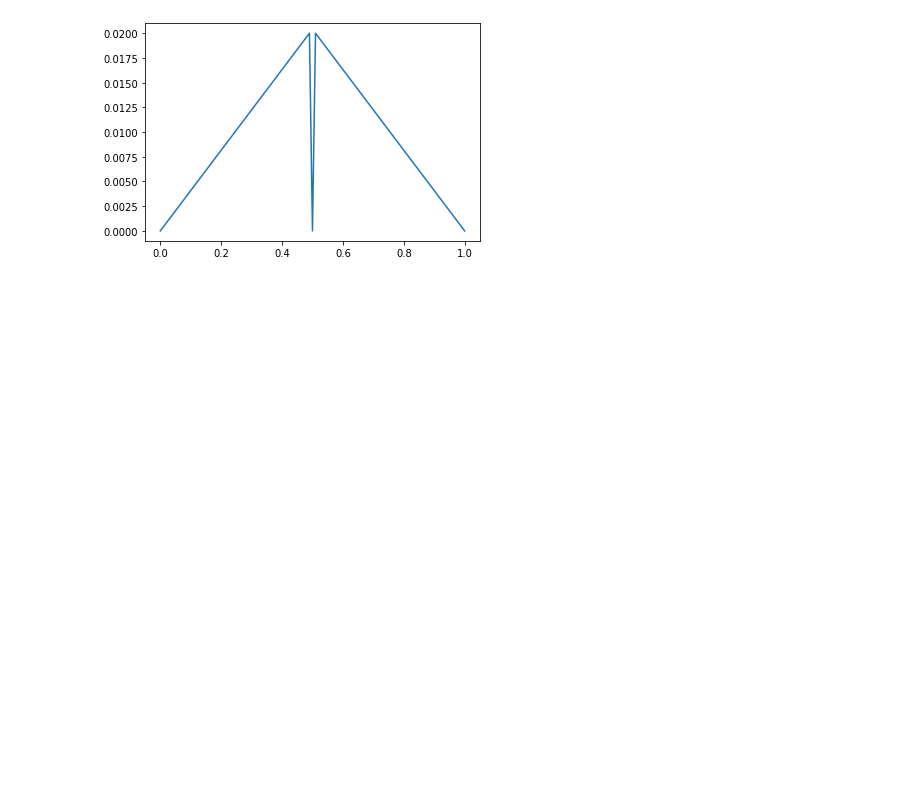
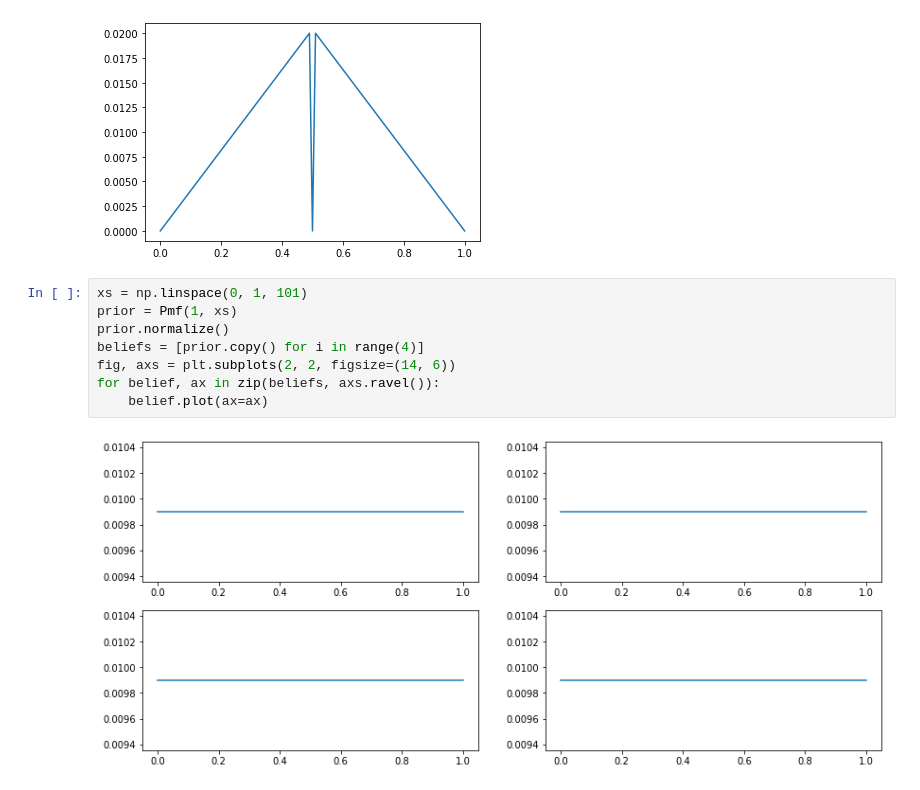
Before and after one commit to minstrel1149/think_bayes, a Jupyter notebook: Ch.10_Testing.ipynb, the cells around one changed output. Saved outputs shown, nothing was run; the diff lists cells and outputs as text; blank space fills up the shorter version.

```diff
--- a/Ch.10_Testing.ipynb
+++ b/Ch.10_Testing.ipynb
@@ -59,3 +59,13 @@ biased_triangle.plot()
 # %% [output]
 <AxesSubplot:>
 [figure]
+# %%
+xs = np.linspace(0, 1, 101)
+prior = Pmf(1, xs)
+prior.normalize()
+beliefs = [prior.copy() for i in range(4)]
+fig, axs = plt.subplots(2, 2, figsize=(14, 6))
+for belief, ax in zip(beliefs, axs.ravel()):
+    belief.plot(ax=ax)
+# %% [output]
+[figure, added]
```
Also changed, not shown: parts of 11 cells of this notebook, 3 other files.
